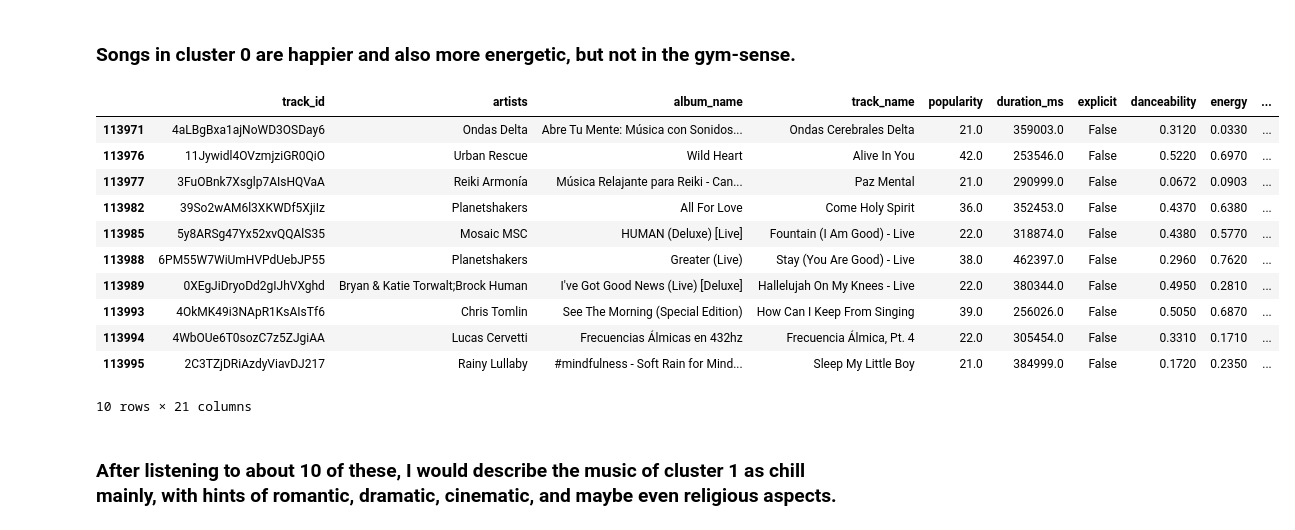
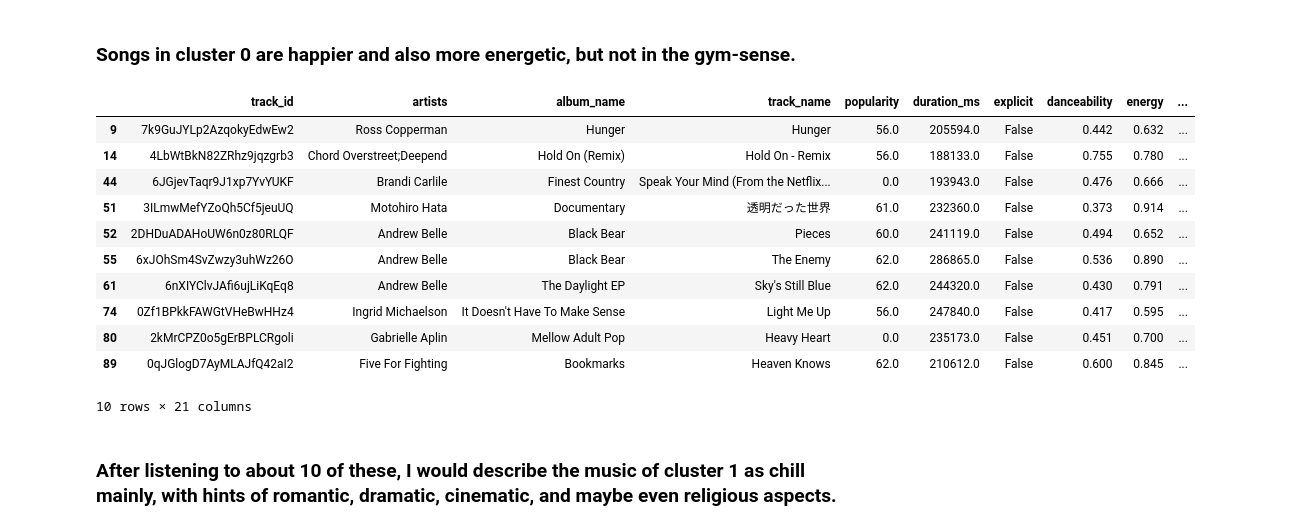
Before and after one commit to sahilalamgir/playlist-generator, a Jupyter notebook: main.ipynb, the cells around one changed output. Cells and saved outputs as stored; diff of their text form; code cells hidden in the pictures.

```diff
--- a/main.ipynb
+++ b/main.ipynb
@@ -251,6 +246,6 @@ clusters.head()
 # %%
-new_df = pd.concat([df, clusters], axis=1)
-new_df.head()
+df = pd.concat([df, clusters], axis=1)
+df.head()
 # %% [output]
 |  | track_id | artists | album_name | track_name | popularity | duration_ms | explicit | danceability | energy | ... |
 | 0 | 5SuOikwiRyPMVoIQDJUgSV | Gen Hoshino | Comedy | Comedy | 73.0 | 230666.0 | False | 0.676 | 0.4610 | ... |
@@ -295,19 +290,19 @@ new_df[new_df["cluster"] == 0].tail(10)
 # %% [markdown]
 ### Songs in cluster 0 are happier and also more energetic, but not in the gym-sense.
 # %%
-new_df[new_df["cluster"] == 1].tail(10)
+df[df["cluster"] == 1].head(10)
 # %% [output]
 |  | track_id | artists | album_name | track_name | popularity | duration_ms | explicit | danceability | energy | ... |
-| 113971 | 4aLBgBxa1ajNoWD3OSDay6 | Ondas Delta | Abre Tu Mente: Música con Sonidos... | Ondas Cerebrales Delta | 21.0 | 359003.0 | False | 0.3120 | 0.0330 | ... |
-| 113976 | 11Jywidl4OVzmjziGR0QiO | Urban Rescue | Wild Heart | Alive In You | 42.0 | 253546.0 | False | 0.5220 | 0.6970 | ... |
-| 113977 | 3FuOBnk7Xsglp7AIsHQVaA | Reiki Armonía | Música Relajante para Reiki - Can... | Paz Mental | 21.0 | 290999.0 | False | 0.0672 | 0.0903 | ... |
-| 113982 | 39So2wAM6l3XKWDf5XjiIz | Planetshakers | All For Love | Come Holy Spirit | 36.0 | 352453.0 | False | 0.4370 | 0.6380 | ... |
-| 113985 | 5y8ARSg47Yx52xvQQAlS35 | Mosaic MSC | HUMAN (Deluxe) [Live] | Fountain (I Am Good) - Live | 22.0 | 318874.0 | False | 0.4380 | 0.5770 | ... |
-| 113988 | 6PM55W7WiUmHVPdUebJP55 | Planetshakers | Greater (Live) | Stay (You Are Good) - Live | 38.0 | 462397.0 | False | 0.2960 | 0.7620 | ... |
-| 113989 | 0XEgJiDryoDd2gIJhVXghd | Bryan & Katie Torwalt;Brock Human | I've Got Good News (Live) [Deluxe] | Hallelujah On My Knees - Live | 22.0 | 380344.0 | False | 0.4950 | 0.2810 | ... |
-| 113993 | 4OkMK49i3NApR1KsAIsTf6 | Chris Tomlin | See The Morning (Special Edition) | How Can I Keep From Singing | 39.0 | 256026.0 | False | 0.5050 | 0.6870 | ... |
-| 113994 | 4WbOUe6T0sozC7z5ZJgiAA | Lucas Cervetti | Frecuencias Álmicas en 432hz | Frecuencia Álmica, Pt. 4 | 22.0 | 305454.0 | False | 0.3310 | 0.1710 | ... |
-| 113995 | 2C3TZjDRiAzdyViavDJ217 | Rainy Lullaby | #mindfulness - Soft Rain for Mind... | Sleep My Little Boy | 21.0 | 384999.0 | False | 0.1720 | 0.2350 | ... |
+| 9 | 7k9GuJYLp2AzqokyEdwEw2 | Ross Copperman | Hunger | Hunger | 56.0 | 205594.0 | False | 0.442 | 0.632 | ... |
+| 14 | 4LbWtBkN82ZRhz9jqzgrb3 | Chord Overstreet;Deepend | Hold On (Remix) | Hold On - Remix | 56.0 | 188133.0 | False | 0.755 | 0.780 | ... |
+| 44 | 6JGjevTaqr9J1xp7YvYUKF | Brandi Carlile | Finest Country | Speak Your Mind (From the Netflix... | 0.0 | 193943.0 | False | 0.476 | 0.666 | ... |
+| 51 | 3ILmwMefYZoQh5Cf5jeuUQ | Motohiro Hata | Documentary | 透明だった世界 | 61.0 | 232360.0 | False | 0.373 | 0.914 | ... |
+| 52 | 2DHDuADAHoUW6n0z80RLQF | Andrew Belle | Black Bear | Pieces | 60.0 | 241119.0 | False | 0.494 | 0.652 | ... |
+| 55 | 6xJOhSm4SvZwzy3uhWz26O | Andrew Belle | Black Bear | The Enemy | 62.0 | 286865.0 | False | 0.536 | 0.890 | ... |
+| 61 | 6nXIYClvJAfi6ujLiKqEq8 | Andrew Belle | The Daylight EP | Sky's Still Blue | 62.0 | 244320.0 | False | 0.430 | 0.791 | ... |
+| 74 | 0Zf1BPkkFAWGtVHeBwHHz4 | Ingrid Michaelson | It Doesn't Have To Make Sense | Light Me Up | 56.0 | 247840.0 | False | 0.417 | 0.595 | ... |
+| 80 | 2kMrCPZ0o5gErBPLCRgoli | Gabrielle Aplin | Mellow Adult Pop | Heavy Heart | 0.0 | 235173.0 | False | 0.451 | 0.700 | ... |
+| 89 | 0qJGlogD7AyMLAJfQ42aI2 | Five For Fighting | Bookmarks | Heaven Knows | 62.0 | 210612.0 | False | 0.600 | 0.845 | ... |
 10 rows × 21 columns
 # %% [markdown]
 ### After listening to about 10 of these, I would describe the music of cluster 1 as chill mainly, with hints of romantic, dramatic, cinematic, and maybe even religious aspects.
```
Also changed, not shown: parts of 20 cells of this notebook.
